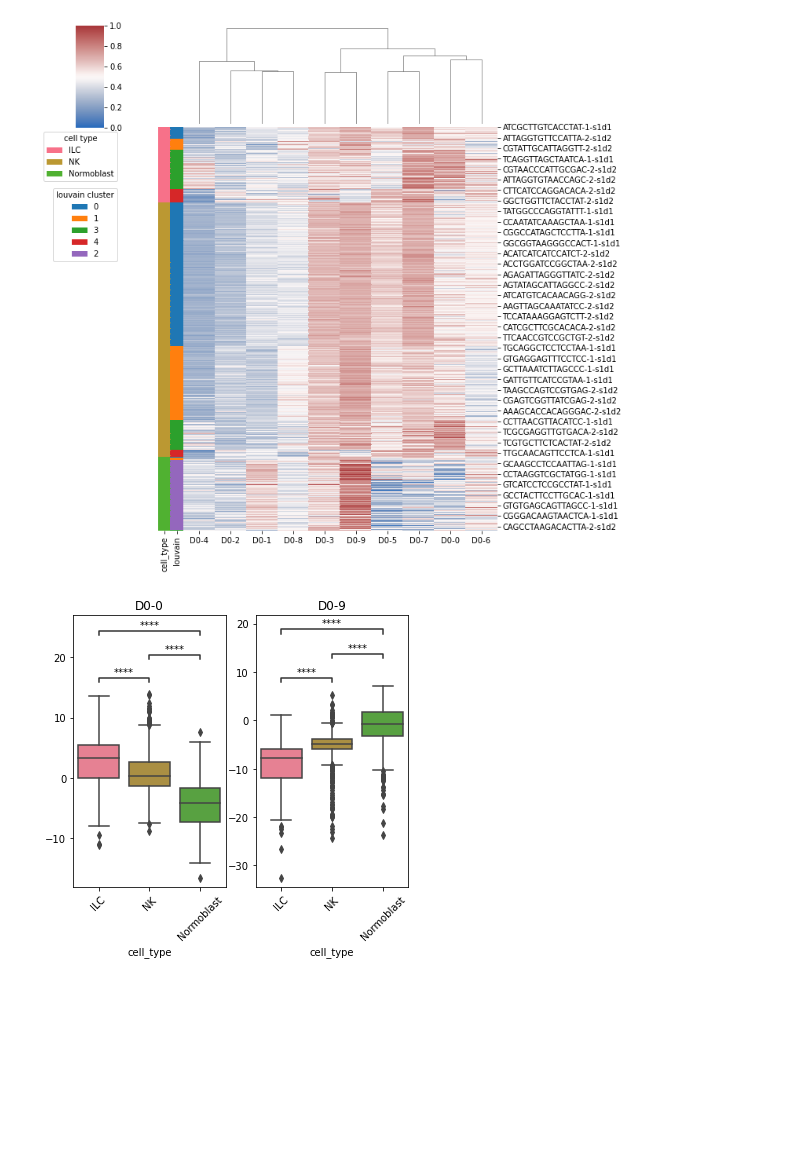
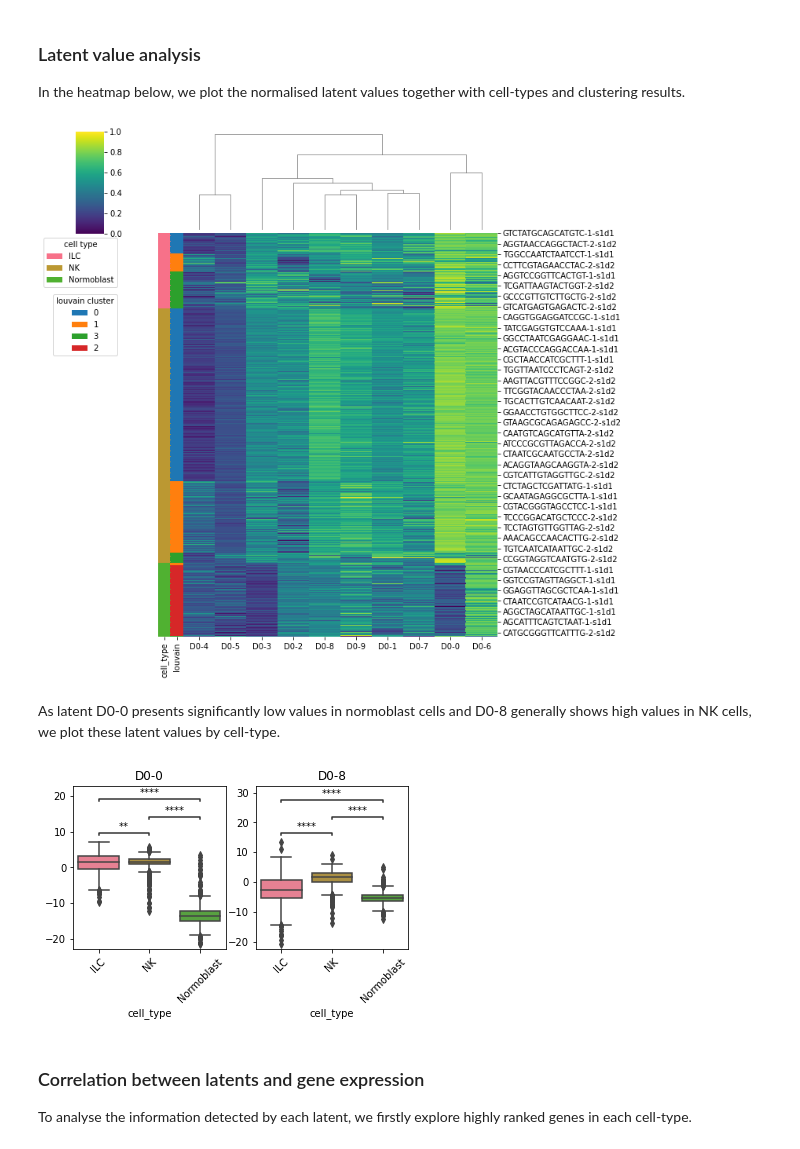
Before and after one commit to BIMSBbioinfo/scmaui-experiments, a Jupyter notebook: tutorials/04. scMaui latent analysis.ipynb, the cells around one changed output. Saved outputs shown, nothing was run; the diff lists cells and outputs as text; code cells hidden in the pictures; blank space fills up the shorter version.

```diff
--- a/tutorials/04. scMaui latent analysis.ipynb
+++ b/tutorials/04. scMaui latent analysis.ipynb
@@ -4,7 +8,7 @@ import scanpy as sc
 import pandas as pd
 
 gex = read_h5ad("../data/GSE194122/gex_preprocessed.hdf5")
-latents = pd.read_csv("../data/GSE194122/scmaui_res.csv", sep="\t", index_col=0)
+latents = pd.read_csv("../data/GSE194122/scmaui_latents.csv", sep="\t", index_col=0)
 gex.obsm["scmaui"] = latents
 # %%
 sc.pp.neighbors(gex, use_rep="scmaui")
@@ -16,3 +20,7 @@ sc.pl.umap(gex, color=["cell_type", "louvain"])
+# %% [markdown]
+### Latent value analysis
+
+In the heatmap below, we plot the normalised latent values together with cell-types and clustering results.
 # %%
 import seaborn as sns
 import colorcet as cc
@@ -37,7 +45,7 @@ row_colors = pd.concat([row_colors_1,row_colors_2],axis=1)
 
 
 sns.clustermap(data=latents.drop(columns=["cell_type", "louvain"]),
-               row_colors=row_colors, row_cluster=False, cmap="vlag", standard_scale=1)
+               row_colors=row_colors, row_cluster=False, cmap="viridis", standard_scale=1)
 l1 = plt.legend(gt_handles_1, lut, title='cell type',
            bbox_to_anchor=(0.1, 0.8), bbox_transform=plt.gcf().transFigure, loc='upper right')
 plt.gca().add_artist(l1)
@@ -46,27 +54,33 @@ plt.legend(gt_handles_2, lut2, title='louvain cluster',
            bbox_to_anchor=(0.1, 0.7), bbox_transform=plt.gcf().transFigure, loc='upper right')
 plt.show()
 # %% [output]
-[figure, old version]
+[figure, new version]
+# %% [markdown]
+As latent D0-0 presents significantly low values in normoblast cells and D0-8 generally shows high values in NK cells, we plot these latent values by cell-type.
 # %%
 from statannot import add_stat_annotation
 
 latents["cell_type"] = gex.obs["cell_type"]
 latents["louvain"] = gex.obs["louvain"]
-latents_numbers = [0, 9]
-fig, ax = plt.subplots(1,2, figsize=(6,5))
+latents_numbers = [0, 8]
+fig, ax = plt.subplots(1, len(latents_numbers), figsize=(6,3))
 for j,i in enumerate(latents_numbers):
 
     sns.boxplot(data=latents, x="cell_type", y="D0-%d"%i, ax=ax[j],
                 palette=sns.color_palette("husl"))
     add_stat_annotation(ax[j], data=latents, x="cell_type", y="D0-%d"%i,
                         box_pairs=[("ILC", "NK"),
                                   ("ILC", "Normoblast"),
                                   ("NK", "Normoblast")
                                   ],
                         test='t-test_ind', text_format='star', verbose=0)
     ax[j].set_title("D0-%d"%i)
     ax[j].set_ylabel(None)
     ax[j].set_xticklabels(ax[j].get_xticklabels(),rotation=45)
 # %% [output]
-[figure, old version]
+[figure, new version]
+# %% [markdown]
+### Correlation between latents and gene expression
+
+To analyse the information detected by each latent, we firstly explore highly ranked genes in each cell-type.
 # %%
```
Also changed, not shown: parts of 12 cells of this notebook, 3 other files.
